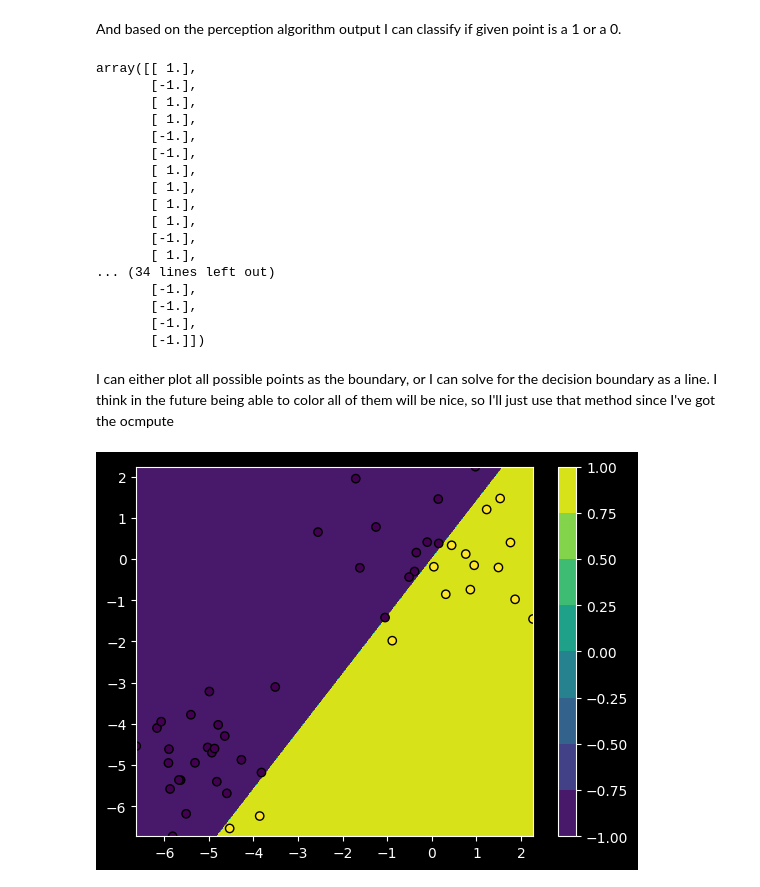
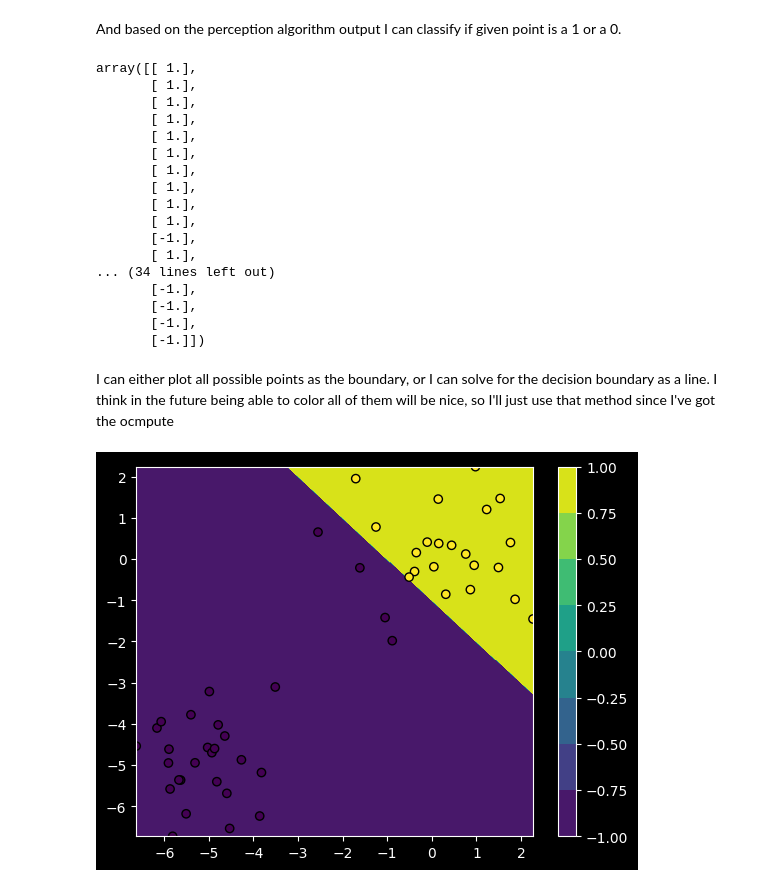
Before and after one commit to xnought/paper-implement, a Jupyter notebook: perceptron/single_perceptron.ipynb, the cells around one changed output. Cells and saved outputs as stored; diff of their text form; code cells hidden in the pictures.

```diff
--- a/perceptron/single_perceptron.ipynb
+++ b/perceptron/single_perceptron.ipynb
@@ -25,6 +25,6 @@ plt.scatter(X[:, 0], X[:, 1], c=labels)
 # %% [markdown]
 Now pick some weights that affect the input to change the output.
 # %%
-w = np.random.randn(2,1)
+w = np.ones((3,1))
 w
 # %% [output]
@@ -32,0 +36,3 @@ array([[ 1.8831507 ],
+# %%
+X = np.hstack((X, np.ones((N, 1))))
+X
@@ -41,11 +65,11 @@ def model(x, w):
 model(X, w)
 # %% [output]
 array([[ 1.],
-       [-1.],
        [ 1.],
        [ 1.],
-       [-1.],
-       [-1.],
+       [ 1.],
+       [ 1.],
+       [ 1.],
        [ 1.],
        [ 1.],
        [ 1.],
@@ -60,26 +84,27 @@ array([[ 1.],
 # %% [markdown]
 I can either plot all possible points as the boundary, or I can solve for the decision boundary as a line. I think in the future being able to color all of them will be nice, so I'll just use that method since I've got the ocmpute
 # %%
-def plot_guess(X):
+def plot_guess(X, w):
     minX = X.min(0)
     maxX = X.max(0)
     num_guesses_dim = 500
     x0, x1 = np.meshgrid(
         np.linspace(minX[0], maxX[0], num_guesses_dim),
         np.linspace(minX[1], maxX[1], num_guesses_dim)
     )
     _X = np.array([x0, x1]) # (2, d, d)
     _X = _X.transpose([1,2,0]) # (d, d, 2)
     _X = _X.reshape(-1, 2) # (d*d, 2)
+    _X = np.hstack((_X, np.ones((num_guesses_dim*num_guesses_dim, 1))))
 
     guesses = model(_X, w) # (d*d, 1)
     guesses = guesses.reshape((num_guesses_dim, num_guesses_dim)) # (d,d)
     plt.contourf(x0, x1, guesses)
     plt.colorbar()
 
     # then just plot the train points too to see how we match
     plt.scatter(X[:, 0], X[:, 1], edgecolors="black", c=model(X, w))
 
-plot_guess(X)
+plot_guess(X, w)
 # %% [output]
-[figure, old version]
+[figure, new version]
```
Also changed, not shown: parts of 5 cells of this notebook.
